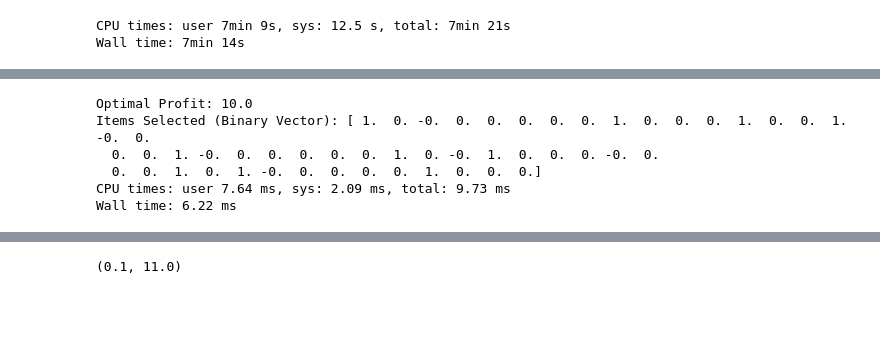
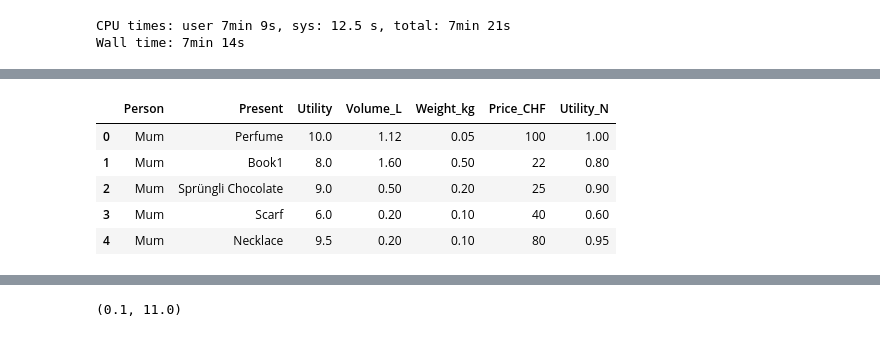
Before and after one commit to kivesic/LuggageOptimisation, a Jupyter notebook: Luggage.ipynb, the cells around one changed output, grey strips where cells are left out. Drawn from its saved outputs; the diff is of its cells as text; code cells hidden in the pictures; blank space fills up the shorter version.

```diff
--- a/Luggage.ipynb
+++ b/Luggage.ipynb
@@ -215,69 +245,12 @@ presents
-# %%
-%%time
-import numpy as np
-from scipy.optimize import milp, Bounds, LinearConstraint
-
-# 1. Define the Data
-# Groups: [ (profit, resource_a, resource_b), ... ]
-groups = presents.groupby("Person", sort=False).Group.apply(list)
-
-# Flatten the data for the solver
-profits = []
-res_a = []
-res_b = []
-res_c = []
-for group in groups:
-    for item in group:
-        profits.append(item[0])
-        res_a.append(item[1])
-        res_b.append(item[2])
-        res_c.append(item[3])
-
-n_items = len(profits)
-n_groups = len(groups)
-
-# 2. Objective Function (SciPy minimizes, so we negate profits)
-c = -np.array(profits)
-
-# 3. Resource Constraints (A_ub * x <= b_ub)
-# Let's say: Resource A limit = 10, Resource B limit = 5, Reource C limit = 500
-A_ub = np.array([res_a, res_b, res_c])
-b_ub = np.array([30,10,600])
-
-# 4. Group Constraints (Pick exactly one per group: A_eq * x = 1)
-A_eq = np.zeros((n_groups, n_items))
-current_idx = 0
-for i, group in enumerate(groups):
-    for _ in range(len(group)):
-        A_eq[i, current_idx] = 1
-        current_idx += 1
-b_eq = np.ones(n_groups)
-
-# 5. Define Constraints for milp
-constraints = [
-    LinearConstraint(A_ub, -np.inf, b_ub), # Resource limits
-    LinearConstraint(A_eq, b_eq, b_eq)      # Exactly one per group
-]
-
-# 6. Set variables to binary (0 or 1)
-bounds = Bounds(0, 1)
-integrality = np.ones(n_items) # 1 means integer (binary since bounds are 0-1)
-
-# 7. Solve
-res = milp(c=c, constraints=constraints, bounds=bounds, integrality=integrality)
-
-if res.success:
-    print(f"Optimal Profit: {-res.fun}")
-    print(f"Items Selected (Binary Vector): {res.x}")
-else:
-    print("No solution found.")
-# %% [output]
-Optimal Profit: 10.0
-Items Selected (Binary Vector): [ 1.  0. -0.  0.  0.  0.  0.  0.  1.  0.  0.  0.  1.  0.  0.  1. -0.  0.
-  0.  0.  1. -0.  0.  0.  0.  0.  0.  1.  0. -0.  1.  0.  0.  0. -0.  0.
-  0.  0.  1.  0.  1. -0.  0.  0.  0.  0.  1.  0.  0.  0.]
-CPU times: user 7.64 ms, sys: 2.09 ms, total: 9.73 ms
-Wall time: 6.22 ms
+# %%
+presents.head()
+# %% [output]
+|  | Person | Present | Utility | Volume_L | Weight_kg | Price_CHF | Utility_N |
+| 0 | Mum | Perfume | 10.0 | 1.12 | 0.05 | 100 | 1.00 |
+| 1 | Mum | Book1 | 8.0 | 1.60 | 0.50 | 22 | 0.80 |
+| 2 | Mum | Sprüngli Chocolate | 9.0 | 0.50 | 0.20 | 25 | 0.90 |
+| 3 | Mum | Scarf | 6.0 | 0.20 | 0.10 | 40 | 0.60 |
+| 4 | Mum | Necklace | 9.5 | 0.20 | 0.10 | 80 | 0.95 |
 # %%
 presents[np.array(res.x).astype(bool)]
 # %% [output]
```
Also changed, not shown: parts of 40 cells of this notebook.
